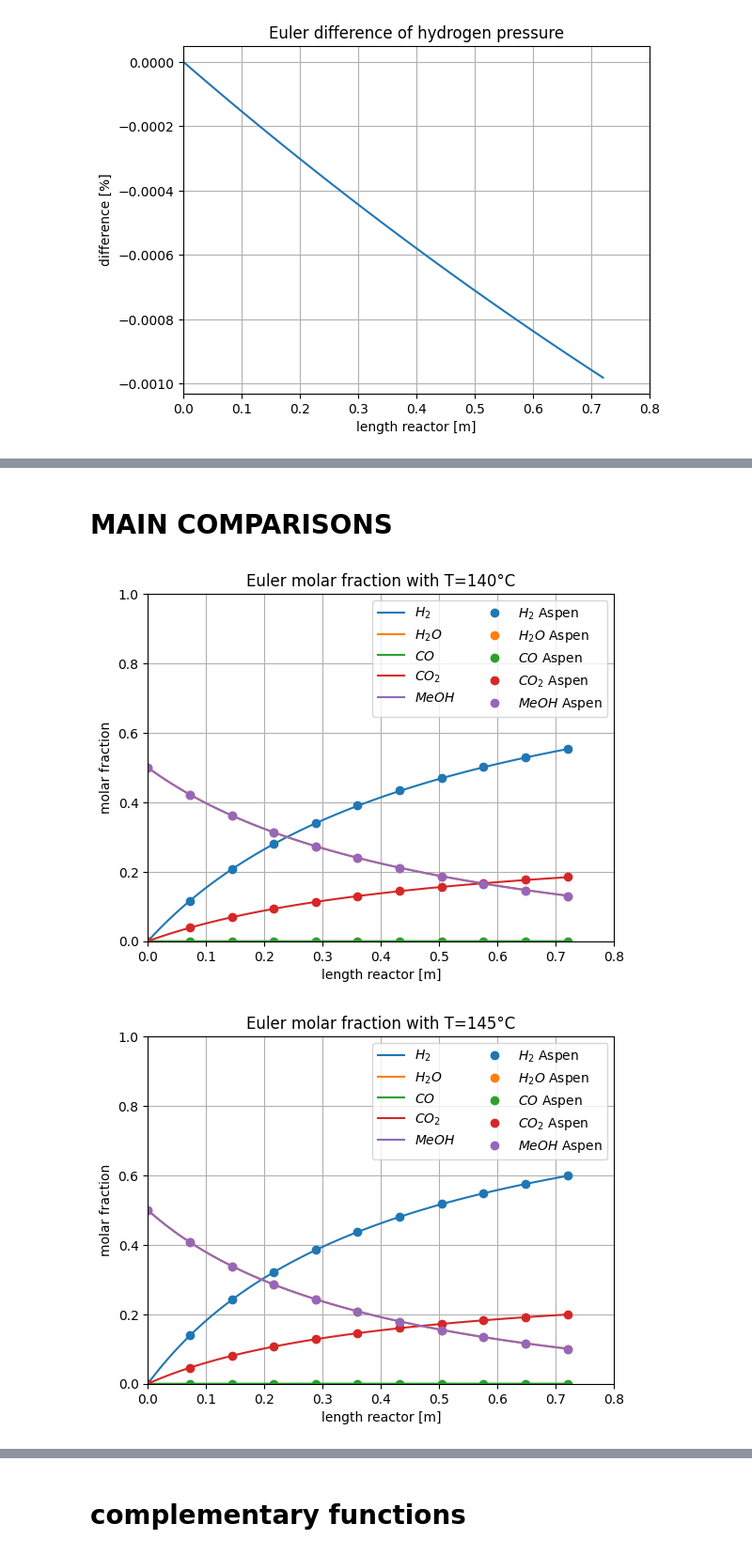
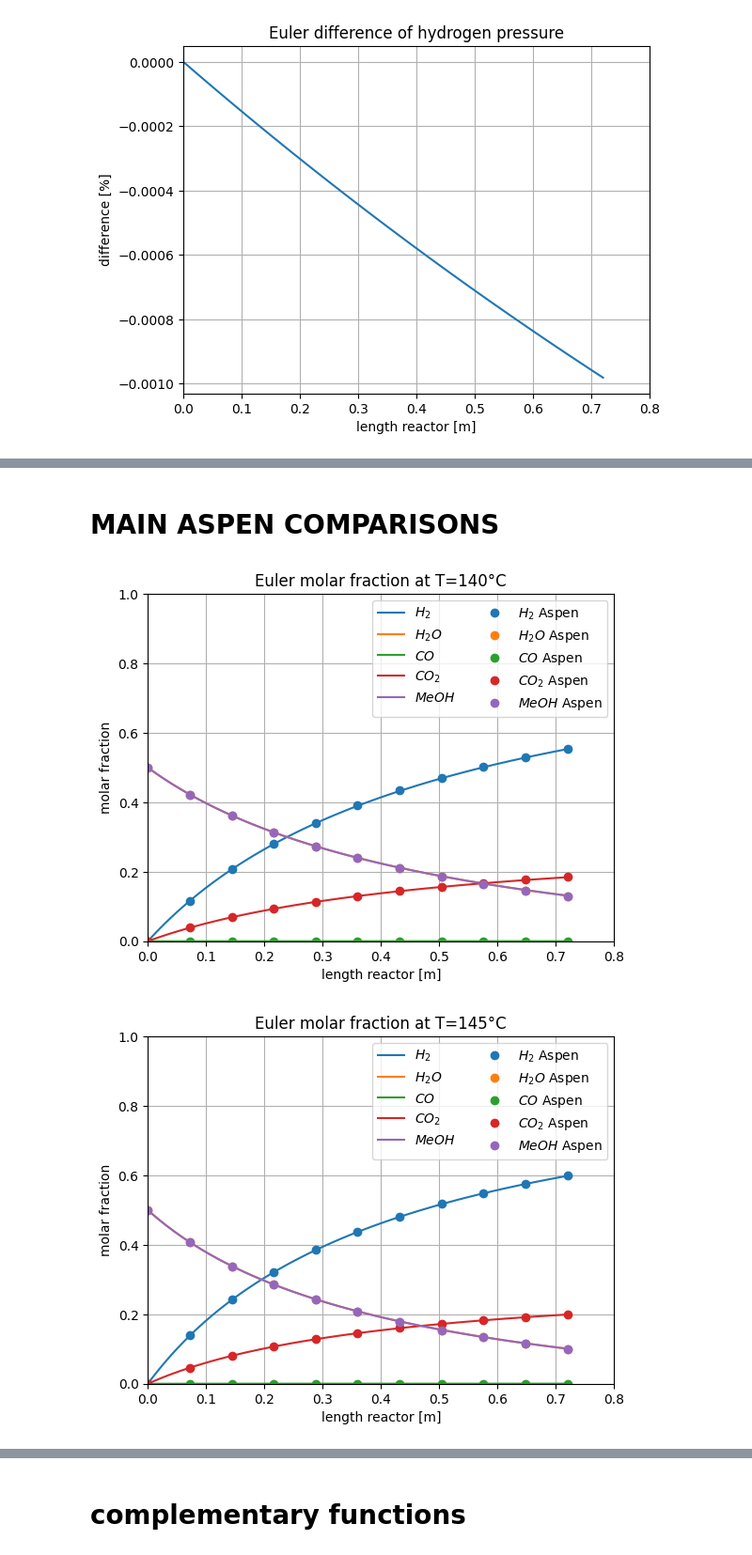
Before and after one commit to DanielGreiner/Masterarbeit, a Jupyter notebook: Model_reactor_1D_steady_state_isothermal.ipynb, the cells around one changed output, grey strips where cells are left out. Shown at 94% size. Saved outputs shown, nothing was run; the diff lists cells and outputs as text; code cells hidden in the pictures.

```diff
--- a/Model_reactor_1D_steady_state_isothermal.ipynb
+++ b/Model_reactor_1D_steady_state_isothermal.ipynb
@@ -458,5 +521,5 @@ Text(0, 0.5, 'difference [%]')
 # %% [markdown]
-# MAIN COMPARISONS
+# MAIN ASPEN COMPARISONS
 # %%
 # @title comparative aspen arrays
 
@@ -487,67 +583,30 @@ for i in range(AspenPoints):
-# %%
-# @title main temp loop
-
-'''
-contains main function to call all other relevant functions and set temperature and reaction index
-'''
-L_R_Aspen = 0.720
-d_R_Aspen = 0.133
-r_R_Aspen = d_R_Aspen/2
-A_R_Aspen = np.pi*np.power(r_R, 2, dtype=float)
-V_R_Aspen = A_R_Aspen*L_R_Aspen
-m_cat_Aspen = 7.95
-m_cat_0_Aspen = 0
-dm_cat_Aspen = (m_cat_Aspen-m_cat_0_Aspen)/steps
-m_cat_span_Aspen = np.arange(m_cat_0_Aspen, m_cat_Aspen + dm_cat_Aspen, dm_cat_Aspen)
-dens_cat_Aspen = m_cat_Aspen/V_R_Aspen
-
-T_min = AspenStartingTemp + 273                                                    # minimum temperature boundary [K]
-T_max = AspenEndTemp + 273                                                    # maximum temperature boundary [K]
-T_stepsize = diff                                                            # temperature change per loop iteration [K]
-temperature_arr = np.arange(0, AspenPoints)*T_stepsize + T_min               # sets temperature array to be examined
-pEulTemps = np.zeros([AspenPoints, len(m_cat_span_Aspen), len(IC)])
-
-for i in range (AspenPoints):
-  T = temperature_arr [i]                                                 # reactor temperature [K]
-  VFlow = n_Flow_total*R*T/(p_in * np.power(10, 5, dtype = float))        # volumetric flowrate [m^3 h^-1]
-  pEulTemps [i, :, :] = EulFun(IC, T, p_in, m_cat_span_Aspen, dm_cat_Aspen)
-  pEulTemps [i, :, 5] = pEulTemps [i, :, 5] / dens_cat_Aspen / A_R_Aspen
-
-  for l in range(steps+1):
-    n_ges = np.sum(pEulTemps[i, l, :-1]) * R * T / VFlow / 100
-    for j in range(5):
-      pEulTemps[i, l, j] = pEulTemps[i, l, j] * R * T / VFlow / 100
-      pEulTemps[i, l, j] = pEulTemps[i, l, j]/n_ges
-
-# print (pEulTemps)
-# print (temperature_arr)
 # %%
 # @title main temp loop plots compared with aspen
 
 for i in range (AspenPoints):
   plt.figure(i)
   t = temperature_arr[i]-273
   plt.plot(pEulTemps[i, :, 5], pEulTemps[i, :, 0], label='$H_2$', color = 'tab:blue')
   plt.plot(pEulTemps[i, :, 5], pEulTemps[i, :, 1], label='$H_2O$', color = 'tab:orange')
   plt.plot(pEulTemps[i, :, 5], pEulTemps[i, :, 2], label='$CO$', color = 'tab:green')
   plt.plot(pEulTemps[i, :, 5], pEulTemps[i, :, 3], label='$CO_2$', color = 'tab:red')
   plt.plot(pEulTemps[i, :, 5], pEulTemps[i, :, 4], label='$MeOH$', color = 'tab:purple')
   plt.plot(AspenResults[i, :, 5], AspenResults[i, :, 0], label='$H_2$ Aspen', marker='o', linestyle='None')
   plt.plot(AspenResults[i, :, 5], AspenResults[i, :, 1], label='$H_2O$ Aspen', marker='o', linestyle='None')
   plt.plot(AspenResults[i, :, 5], AspenResults[i, :, 2], label='$CO$ Aspen', marker='o', linestyle='None')
   plt.plot(AspenResults[i, :, 5], AspenResults[i, :, 3], label='$CO_2$ Aspen', marker='o', linestyle='None')
   plt.plot(AspenResults[i, :, 5], AspenResults[i, :, 4], label='$MeOH$ Aspen', marker='o', linestyle='None')
   # plt.plot(AspenResults[i, :, 5], AspenResults[i, :, 0], marker='o', color = 'tab:blue')
   # plt.plot(AspenResults[i, :, 5], AspenResults[i, :, 1], marker='o', color = 'tab:orange')
   # plt.plot(AspenResults[i, :, 5], AspenResults[i, :, 2], marker='o', color = 'tab:green')
   # plt.plot(AspenResults[i, :, 5], AspenResults[i, :, 3], marker='o', color = 'tab:red')
   # plt.plot(AspenResults[i, :, 5], AspenResults[i, :, 4], marker='o', color = 'tab:purple')
-  plt.title('Euler molar fraction with T=%i' %t + '°C')
+  plt.title('Euler molar fraction at T=%i' %t + '°C')
   plt.axis((0, 0.800, 0, 1))
   plt.legend(loc='best', ncol=2)
   plt.grid()
   plt.xlabel("length reactor [m]")
   plt.ylabel ("molar fraction")
 # %% [output]
-[figure, old version]
+[figure, new version]
-[figure, old version]
+[figure, new version]
```
Also changed, not shown: parts of 13 cells of this notebook.
